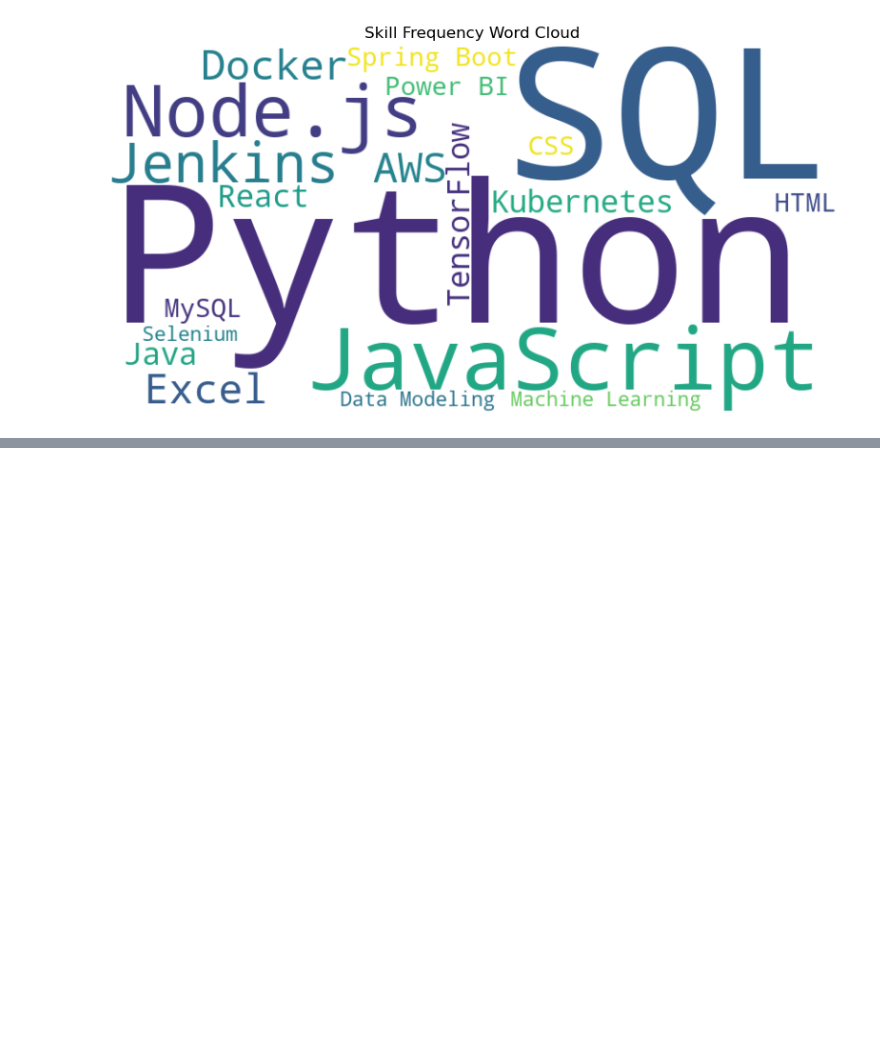
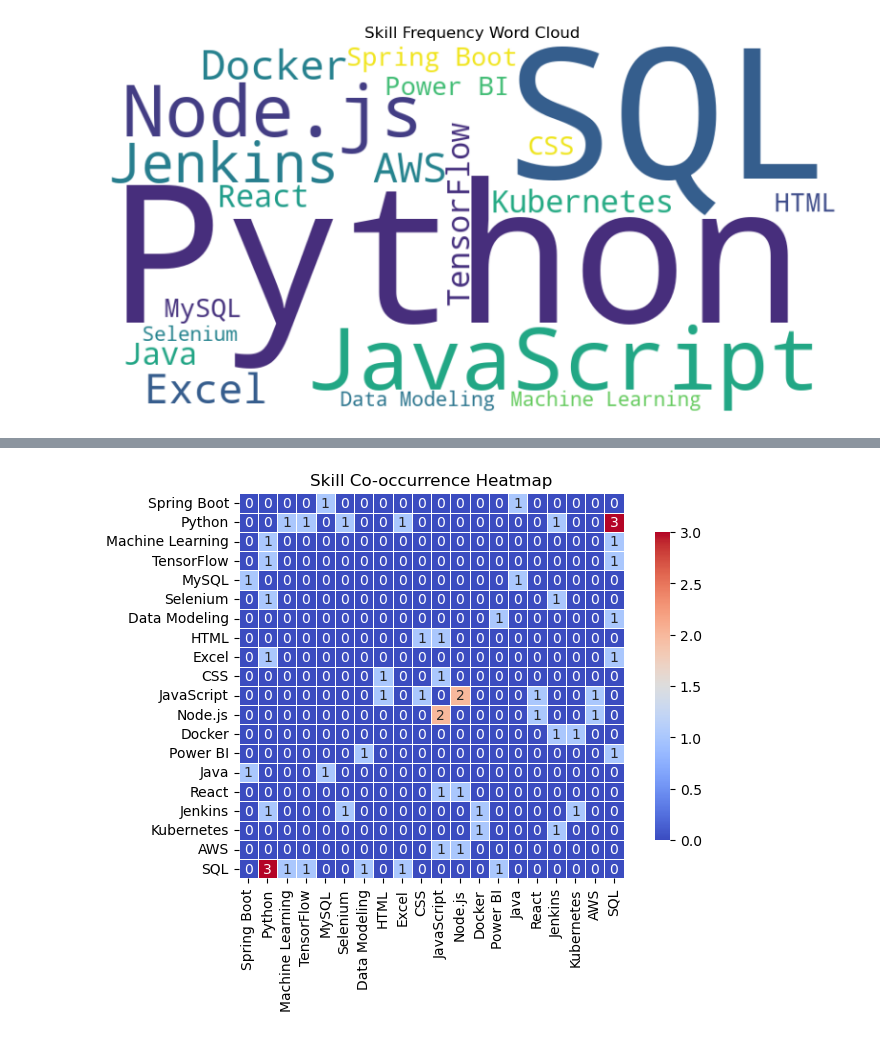
Before and after one commit to ramanadhredy/Canada_Job_Market_Skills_2025, a Jupyter notebook: Job_Market_Analysis.ipynb, the cells around one changed output, grey strips where cells are left out. Drawn from its saved outputs; the diff is of its cells as text; code cells hidden in the pictures; blank space fills up the shorter version.

Commit message:
Updated file includes Head map

```diff
--- a/Job_Market_Analysis.ipynb
+++ b/Job_Market_Analysis.ipynb
@@ -67,3 +69,14 @@ After analyzing a sample of recent tech job postings in Canada, the most frequen
 - **Docker & Kubernetes**: Increasing demand in DevOps and deployment pipelines.
 
 This analysis provides practical insights for job seekers, educators, and recruiters by highlighting the technologies driving hiring trends in 2025.
+# %%
+import pandas as pd
+
+# Load the CSV file (update path if needed)
+df = pd.read_csv('canada_tech_jobs.csv')  # Replace with actual filename
+
+# Convert 'Skills Mentioned' from comma-separated strings to list of skills
+df['Skills Mentioned'] = df['Skills Mentioned'].apply(lambda x: [skill.strip() for skill in x.split(',')])
+
+# Verify
+print(df.head())
@@ -69,0 +97,24 @@ This analysis provides practical insights for job seekers, educators, and recrui
+# %%
+all_skills = set()
+df['Skills Mentioned'].apply(lambda skills: all_skills.update(skills))
+
+for skill in all_skills:
+    df[skill] = df['Skills Mentioned'].apply(lambda skills: 1 if skill in skills else 0)
+# %%
+import numpy as np
+import seaborn as sns
+import matplotlib.pyplot as plt
+
+skill_cols = list(all_skills)
+skill_matrix = df[skill_cols]
+
+co_occurrence = skill_matrix.T.dot(skill_matrix)
+np.fill_diagonal(co_occurrence.values, 0)
+
+plt.figure(figsize=(8,5))
+sns.heatmap(co_occurrence, cmap='coolwarm', annot=True, fmt='d', square=True,
+            cbar_kws={"shrink": .8}, linewidths=.5)
+plt.title('Skill Co-occurrence Heatmap')
+plt.show()
+# %% [output]
+[figure, added]
```
Also changed, not shown: parts of 3 cells of this notebook.
